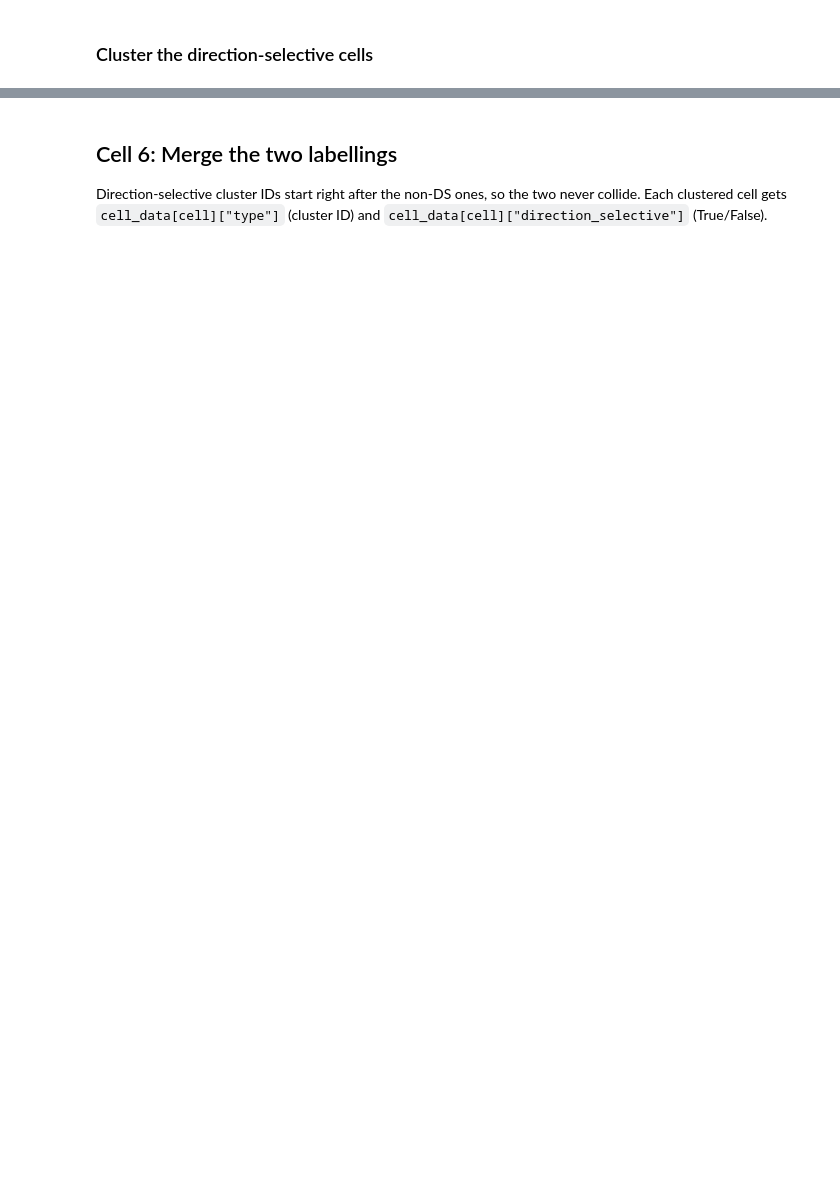
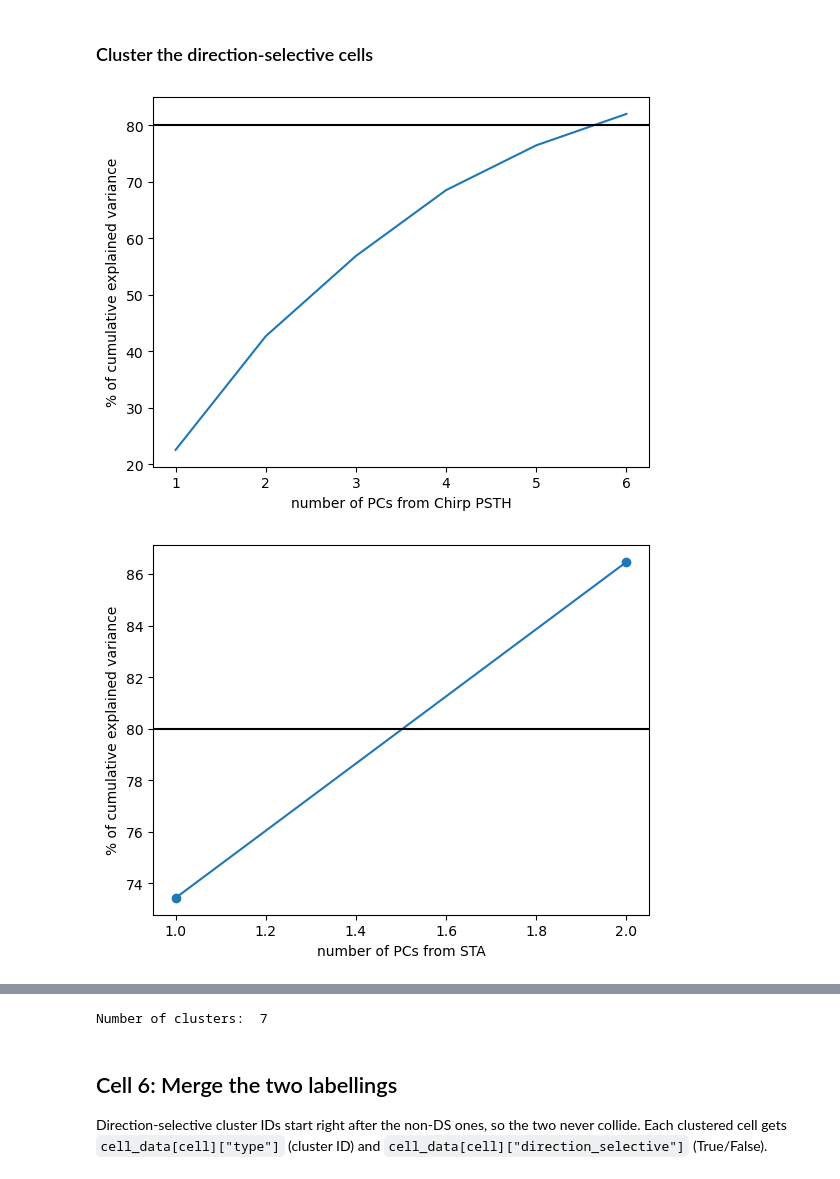
Before and after one commit to retinal-information-processing-lab/Standard_analysis_pipeline, a Jupyter notebook: 4-Chirp+Cell Typing.ipynb, the cells around one changed output, grey strips where cells are left out. Saved outputs shown, nothing was run; the diff lists cells and outputs as text; code cells hidden in the pictures; blank space fills up the shorter version.

```diff
--- a/4-Chirp+Cell Typing.ipynb
+++ b/4-Chirp+Cell Typing.ipynb
@@ -196,16 +230,19 @@ psth_z_non_ds, sta_results, model_non_ds, non_ds_cells = utils.run_cell_typing_A
 # %%
 # --- Cluster the DIRECTION-SELECTIVE cells (their own parameters) ---
 dist_thres_ds = 25
-n_components_psth_ds = 2
+n_components_psth_ds = 6
 n_components_sta_tc_ds = 2
 
 # ds_cells is likewise updated to the cells actually clustered (flat/NaN ones dropped).
 psth_z_ds, _, model_ds, ds_cells = utils.run_cell_typing_AC(
     dist_thres_ds,
     n_components_psth_ds,
     n_components_sta_tc_ds,
     cell_data,
     ds_cells,
     check_directory,
     sparse,
 )
+# %% [output]
+[figure, added]
+[figure, added]
@@ -212,3 +251,4 @@ psth_z_ds, _, model_ds, ds_cells = utils.run_cell_typing_AC(
+Number of clusters:  7
 # %% [markdown]
 ## Cell 6: Merge the two labellings
 
```
Also changed, not shown: parts of 12 cells of this notebook, 13 other files.
